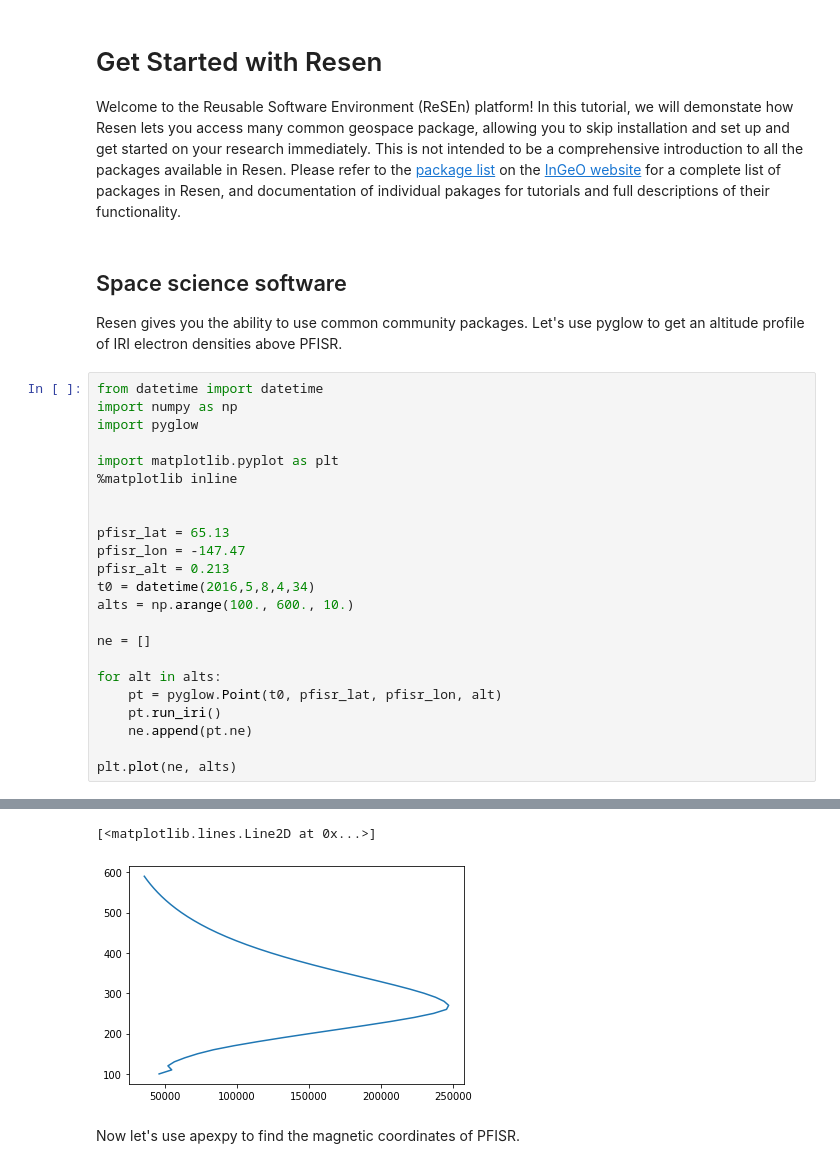
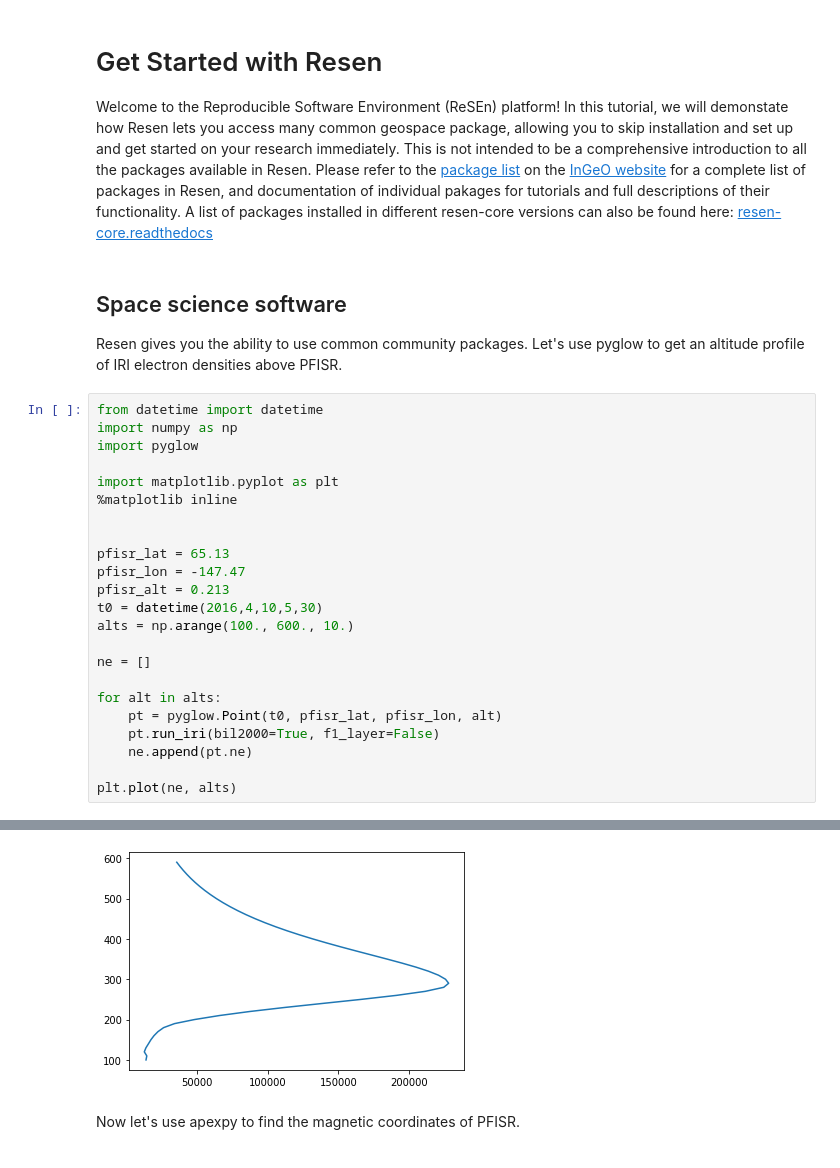
Before and after one commit to EarthCubeInGeo/resen-core, a Jupyter notebook: tutorials/GetStartedWithReSEn.ipynb, the cells around one changed output, grey strips where cells are left out. Saved outputs shown, nothing was run; the diff lists cells and outputs as text.

Commit message:
Updated: GetStartedWithReSEn.ipynb on July14, 2021

```diff
--- a/tutorials/GetStartedWithReSEn.ipynb
+++ b/tutorials/GetStartedWithReSEn.ipynb
@@ -1,7 +1,7 @@
 # %% [markdown]
 # Get Started with Resen
 
-Welcome to the Reusable Software Environment (ReSEn) platform!  In this tutorial, we will demonstate how Resen lets you access many common geospace package, allowing you to skip installation and set up and get started on your research immediately.  This is not intended to be a comprehensive introduction to all the packages available in Resen.  Please refer to the [package list](https://ingeo.datatransport.org/home/resen/packages) on the [InGeO website](https://ingeo.datatransport.org/home/) for a complete list of packages in Resen, and documentation of individual pakages for tutorials and full descriptions of their functionality.
+Welcome to the Reproducible Software Environment (ReSEn) platform!  In this tutorial, we will demonstate how Resen lets you access many common geospace package, allowing you to skip installation and set up and get started on your research immediately.  This is not intended to be a comprehensive introduction to all the packages available in Resen.  Please refer to the [package list](https://ingeo.datatransport.org/home/resen/packages) on the [InGeO website](https://ingeo.datatransport.org/home/) for a complete list of packages in Resen, and documentation of individual pakages for tutorials and full descriptions of their functionality. A list of packages installed in different resen-core versions can also be found here: [resen-core.readthedocs](https://resen-core.readthedocs.io/en/v2020.2.0/packages.html#python-packages-included)
 # %% [markdown]
 ## Space science software
 Resen gives you the ability to use common community packages.  Let's use pyglow to get an altitude profile of IRI electron densities above PFISR.
@@ -17,14 +17,14 @@ import matplotlib.pyplot as plt
 pfisr_lat = 65.13
 pfisr_lon = -147.47
 pfisr_alt = 0.213
-t0 = datetime(2016,5,8,4,34)
+t0 = datetime(2016,4,10,5,30)
 alts = np.arange(100., 600., 10.)
 
 ne = []
 
 for alt in alts:
     pt = pyglow.Point(t0, pfisr_lat, pfisr_lon, alt)
-    pt.run_iri()
+    pt.run_iri(bil2000=True, f1_layer=False)
     ne.append(pt.ne)
 
 plt.plot(ne, alts)
@@ -34,5 +33,4 @@ plt.plot(ne, alts)
-[<matplotlib.lines.Line2D at 0x...>]
-[figure, old version]
+[figure, new version]
 # %% [markdown]
 Now let's use apexpy to find the magnetic coordinates of PFISR.
 # %%
```
Also changed, not shown: parts of 14 cells of this notebook.
